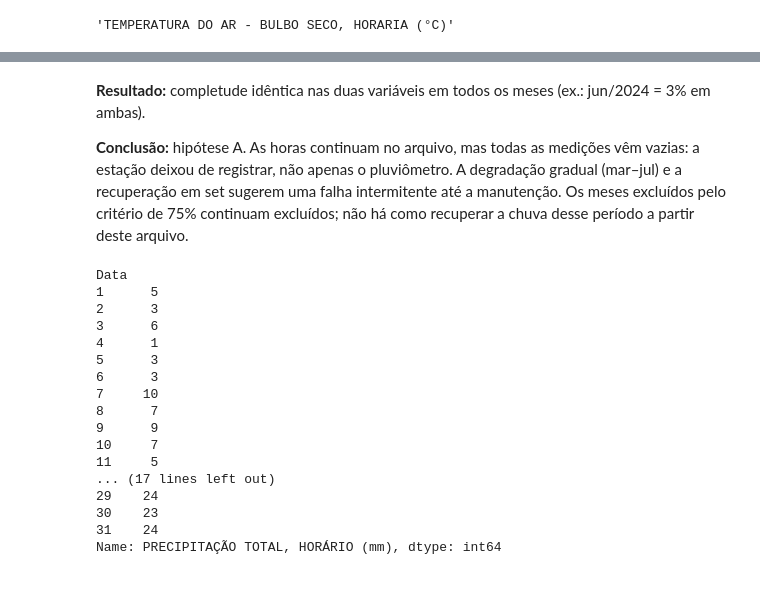
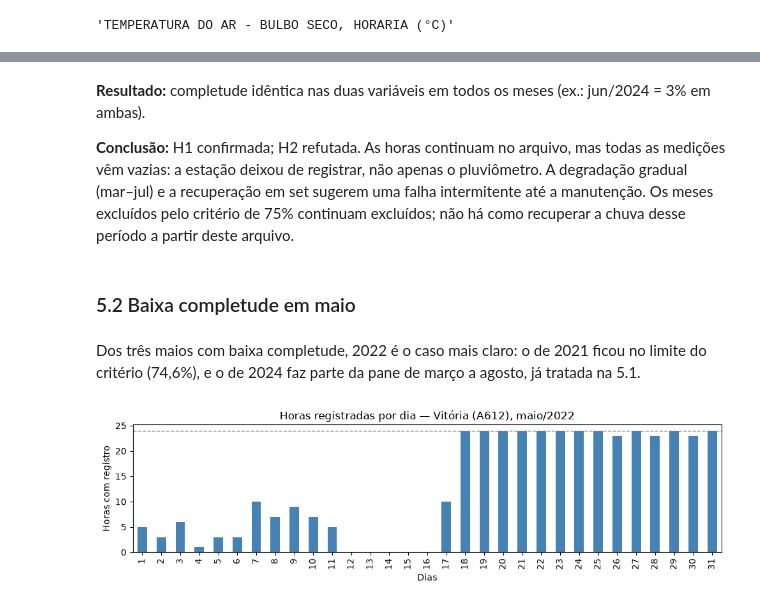
Before and after one commit to renanricardosilva/chuva-es, a Jupyter notebook: notebooks/01-exploracao-vitoria.ipynb, the cells around one changed output, grey strips where cells are left out. Drawn from its saved outputs; the diff is of its cells as text; code cells hidden in the pictures.

```diff
--- a/notebooks/01-exploracao-vitoria.ipynb
+++ b/notebooks/01-exploracao-vitoria.ipynb
@@ -225,25 +240,21 @@ pd.DataFrame({
 # %% [markdown]
 **Resultado:** completude idêntica nas duas variáveis em todos os meses (ex.: jun/2024 = 3% em ambas).
 
-**Conclusão:** hipótese A. As horas continuam no arquivo, mas todas as medições vêm vazias: a estação deixou de registrar, não apenas o pluviômetro. A degradação gradual (mar–jul) e a recuperação em set sugerem uma falha intermitente até a manutenção. Os meses excluídos pelo critério de 75% continuam excluídos; não há como recuperar a chuva desse período a partir deste arquivo.
+**Conclusão:** H1 confirmada; H2 refutada. As horas continuam no arquivo, mas todas as medições vêm vazias: a estação deixou de registrar, não apenas o pluviômetro. A degradação gradual (mar–jul) e a recuperação em set sugerem uma falha intermitente até a manutenção. Os meses excluídos pelo critério de 75% continuam excluídos; não há como recuperar a chuva desse período a partir deste arquivo.
-# %%
-may_2022 = df_all[(df_all['Data'].dt.year == 2022) & (df_all['Data'].dt.month == 5)]
-may_2022.groupby(may_2022['Data'].dt.day)[RAIN].count()
-# %% [output]
-Data
-1      5
-2      3
-3      6
-4      1
-5      3
-6      3
-7     10
-8      7
-9      9
-10     7
-11     5
-... (17 lines left out)
-29    24
-30    23
-31    24
-Name: PRECIPITAÇÃO TOTAL, HORÁRIO (mm), dtype: int64
+# %% [markdown]
+### 5.2 Baixa completude em maio
+# %% [markdown]
+Dos três maios com baixa completude, 2022 é o caso mais claro: o de 2021 ficou no limite do critério (74,6%), e o de 2024 faz parte da pane de março a agosto, já tratada na 5.1.
+# %%
+may_2022 = df_all[(df_all['Data'].dt.year == 2022) & (df_all['Data'].dt.month == 5)]
+hours_per_day = may_2022.groupby(may_2022['Data'].dt.day)[RAIN].count()
+
+ax = hours_per_day.plot(kind='bar', figsize=(10, 3), color='steelblue')
+ax.axhline(24, color='gray', linestyle='--', linewidth=1)   # dia completo
+ax.set_xlabel('Dias')
+ax.set_ylabel('Horas com registro')
+ax.set_title('Horas registradas por dia — Vitória (A612), maio/2022')
+plt.tight_layout()
+plt.show()
+# %% [output]
+[figure, added]
```
Also changed, not shown: parts of 18 cells of this notebook.
